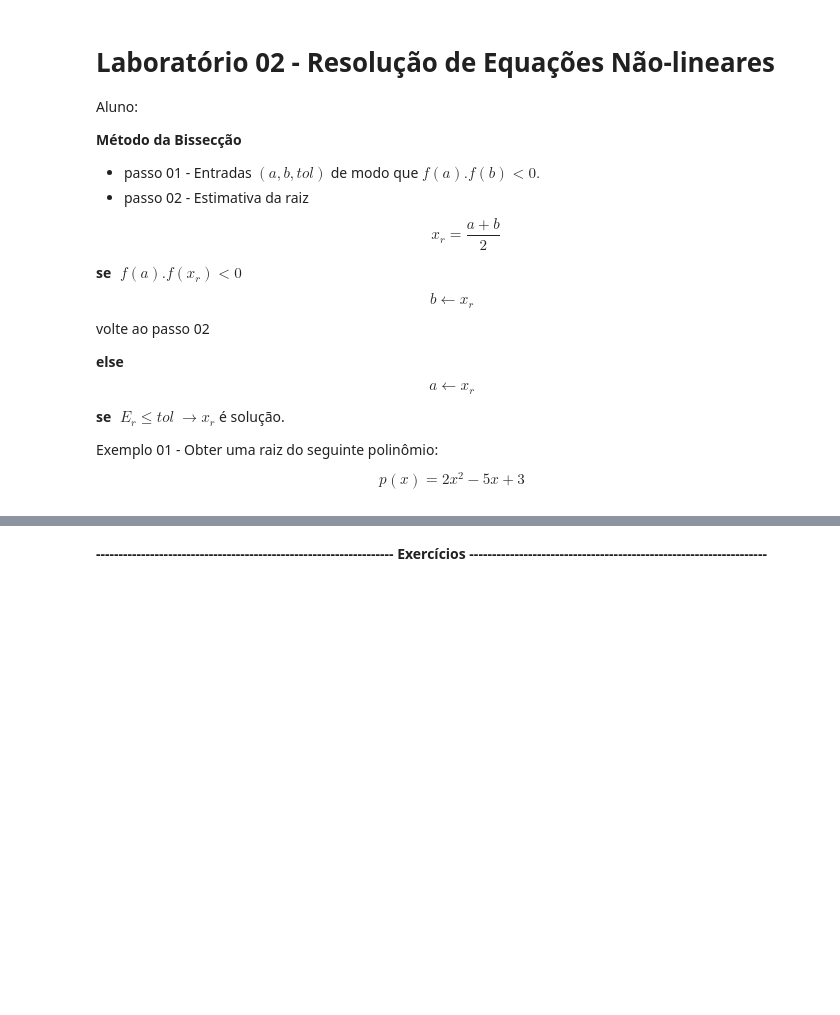
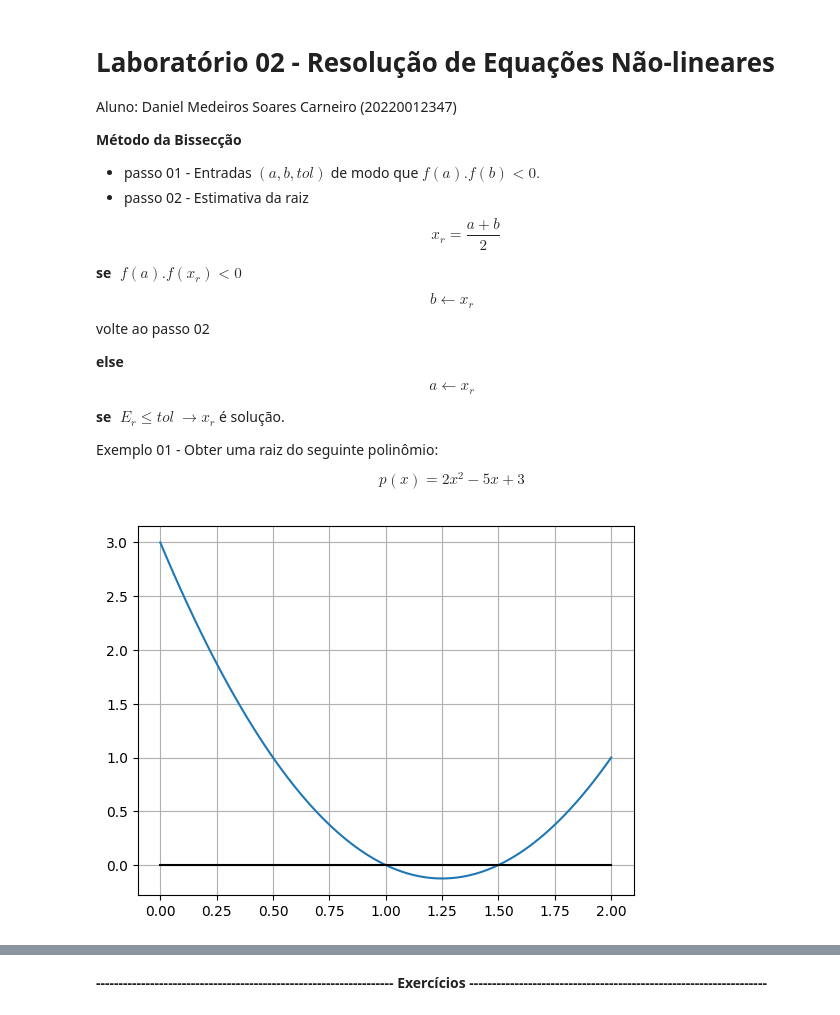
Before and after one commit to DanielMedeiros1/LAB-CN, a Jupyter notebook: Lab_02.ipynb, the cells around one changed output, grey strips where cells are left out. Saved outputs shown, nothing was run; the diff lists cells and outputs as text; code cells hidden in the pictures; blank space fills up the shorter version.

```diff
--- a/Lab_02.ipynb
+++ b/Lab_02.ipynb
@@ -1,7 +1,7 @@
 # %% [markdown]
 # **Laboratório 02 - Resolução de Equações Não-lineares**
 
-Aluno:
+Aluno: Daniel Medeiros Soares Carneiro (20220012347)
 
 **Método da Bissecção**
 
@@ -30,3 +30,18 @@ Exemplo 01 - Obter uma raiz do seguinte polinômio:
 $$
 p(x) = 2x^2 - 5x + 3
 $$
+# %%
+import numpy as np
+import matplotlib.pyplot as plt
+
+x = np.linspace(0,2,100)
+fx = 2*x**2 - 5*x + 3
+
+fig, ax = plt.subplots()
+
+ax.plot(x,fx)
+ax.plot(x,0*x,'k')
+ax.grid()
+plt.show()
+# %% [output]
+[figure, added]
```
Also changed, not shown: parts of 6 cells of this notebook.
